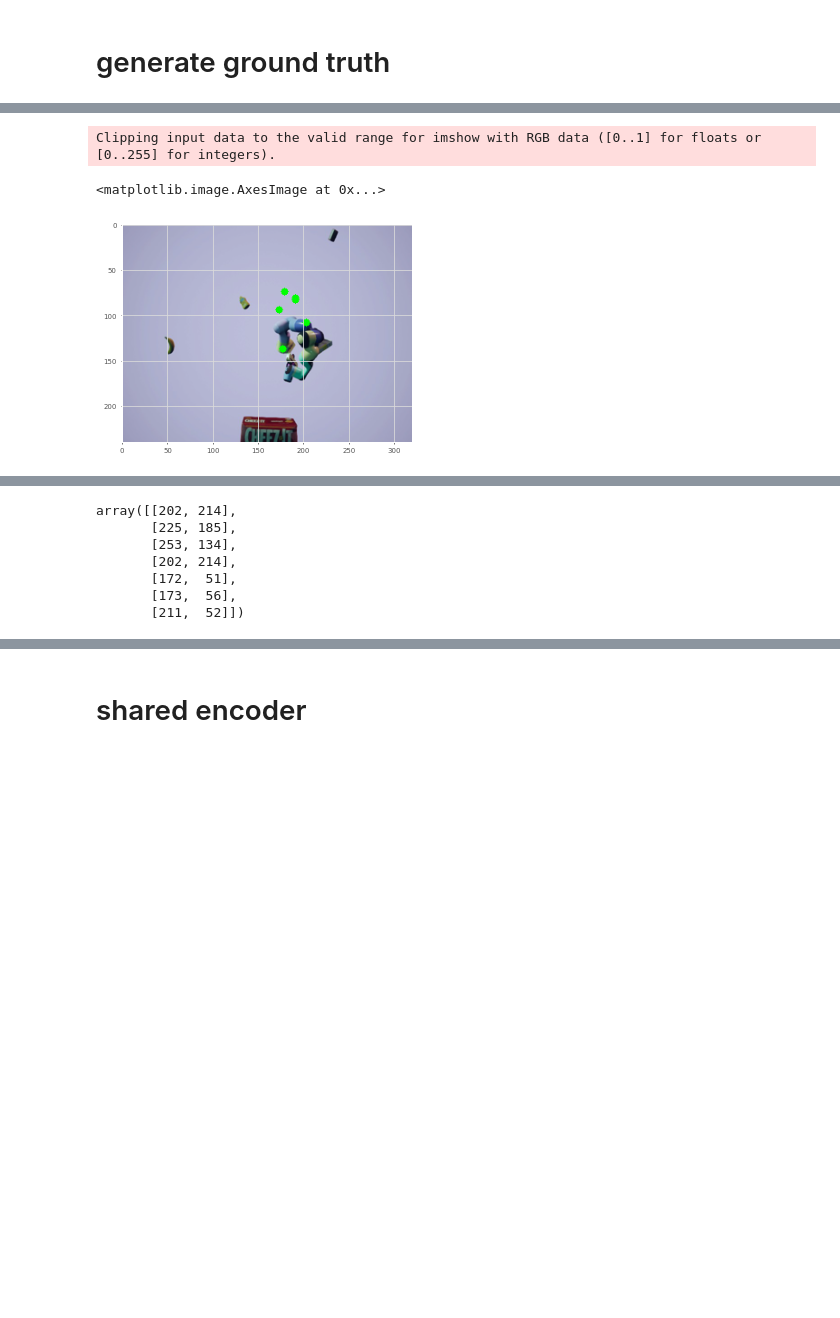
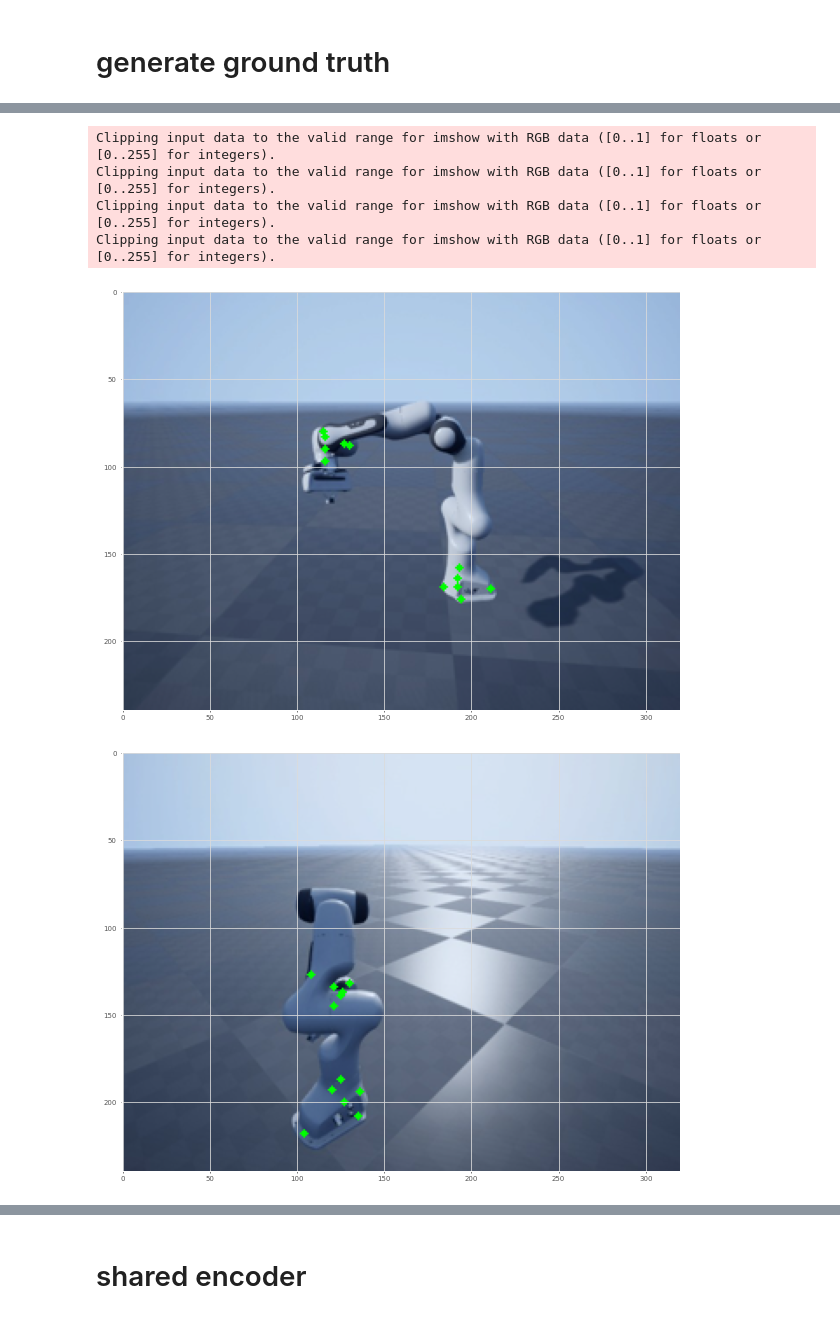
Before and after one commit to jingpeilu/CtRNet-robot-pose-estimation, a Jupyter notebook: pretrain/dev.ipynb, the cells around one changed output, grey strips where cells are left out. Drawn from its saved outputs; the diff is of its cells as text; code cells hidden in the pictures; blank space fills up the shorter version.

Commit message:
define keypoints from base and last link

```diff
--- a/pretrain/dev.ipynb
+++ b/pretrain/dev.ipynb
@@ -38,10 +38,10 @@ args.height = 480
 args.width = 640
 args.base_dir = '/home/jingpei/Desktop/CtRNet-robot-pose-estimation'
 #args.data_folder = '/media/jingpei/DATA/DREAM/data/synthetic/panda_synth_train_dr'
-args.data_folder = '/media/jingpei/DATA/DREAM/data/synthetic/panda_synth_test_dr'
+args.data_folder = '/media/jingpei/DATA/DREAM/data/synthetic/panda_synth_test_photo'
 
 args.use_gpu = True
-args.batch_size = 2
+args.batch_size = 4
 
 if args.use_gpu:
     device = "cuda"
@@ -82,4 +80,8 @@ img, joint_angle, base_to_cam = dataset.__getitem__(666)
 # %% [markdown]
 # generate ground truth
+# %%
+from models.robot_arm import PandaArm
+from models.BPnP import batch_project
+robot = PandaArm(urdf_file = os.path.join(args.base_dir,"urdfs/Panda/panda.urdf"))
 # %%
 data = next(iter(dataloader))
@@ -91,26 +94,21 @@ if args.use_gpu:
         data = data.cuda()
 
 img, joint_angle, base_to_cam = data
-# %%
-from models.robot_arm import PandaArm
-from models.BPnP import batch_project
-robot = PandaArm(urdf_file = os.path.join(args.base_dir,"urdfs/Baxter/baxter_description/urdf/baxter.urdf"))
 # %%
 # generate ground truth
 
-point_idx_list = [0,2,3,4,6,7,8]
-
 #mask_list_gt = list()
 points_2d_gt_list = list()
+points_3d_list = list()
 for b in range(img.shape[0]):
     #baxter_mesh = panda_renderer.get_robot_mesh(joint_angle[b].cpu().squeeze())
     #rendered_image = panda_renderer.silhouette_renderer(meshes_world=baxter_mesh, R = base_to_cam[b,:3,:3].T.unsqueeze(0), T = base_to_cam[b,:3,3].unsqueeze(0))
     #mask_list_gt.append(rendered_image[..., 3])
 
-    _,t_list = robot.get_joint_RT(joint_angle[b].cpu().squeeze())
-
-    points_3d = torch.from_numpy(t_list).float().to(device)
-    points_3d = points_3d[point_idx_list]
+    points = robot.get_3d_keypoints(joint_angle[b].cpu().squeeze())
+    #_, points = robot.get_joint_RT(joint_angle[b].cpu().squeeze())
+    points_3d = torch.from_numpy(points).float().to(device)
+    points_3d_list.append(points_3d[None])
     points_2d_gt = batch_project(base_to_cam[b,:3,:4][None], points_3d, K, angle_axis=False)
     points_2d_gt_list.append(points_2d_gt)
 
@@ -120,8 +140,14 @@ points_2d_gt_batch = torch.cat(points_2d_gt_list,0)
 # %%
-img_np = to_numpy_img(img[0])
-img_np = overwrite_image(img_np,points_2d_gt_batch[0].detach().cpu().numpy().squeeze().astype(int), color=(0,255,0),point_size=4)
-plt.imshow(img_np)
+for b in range(img.shape[0]):
+    img_np = to_numpy_img(img[b])
+    img_np = overwrite_image(img_np,points_2d_gt_batch[b].detach().cpu().numpy().squeeze().astype(int), color=(0,255,0),point_size=2)
+    # set size
+    plt.figure(figsize=(10,10))
+    plt.imshow(img_np)
 # %% [output]
 Clipping input data to the valid range for imshow with RGB data ([0..1] for floats or [0..255] for integers).
+Clipping input data to the valid range for imshow with RGB data ([0..1] for floats or [0..255] for integers).
+Clipping input data to the valid range for imshow with RGB data ([0..1] for floats or [0..255] for integers).
+Clipping input data to the valid range for imshow with RGB data ([0..1] for floats or [0..255] for integers).
-<matplotlib.image.AxesImage at 0x...>
-[figure, old version]
+[figure, new version]
+[figure, added]
@@ -128,10 +155,0 @@ Clipping input data to the valid range for imshow with RGB data ([0..1] for floa
-# %%
-points_2d_gt_batch[1].detach().cpu().numpy().squeeze().astype(int)
-# %% [output]
-array([[202, 214],
-       [225, 185],
-       [253, 134],
-       [202, 214],
-       [172,  51],
-       [173,  56],
-       [211,  52]])
```
Also changed, not shown: parts of 11 cells of this notebook, 1 other file.
